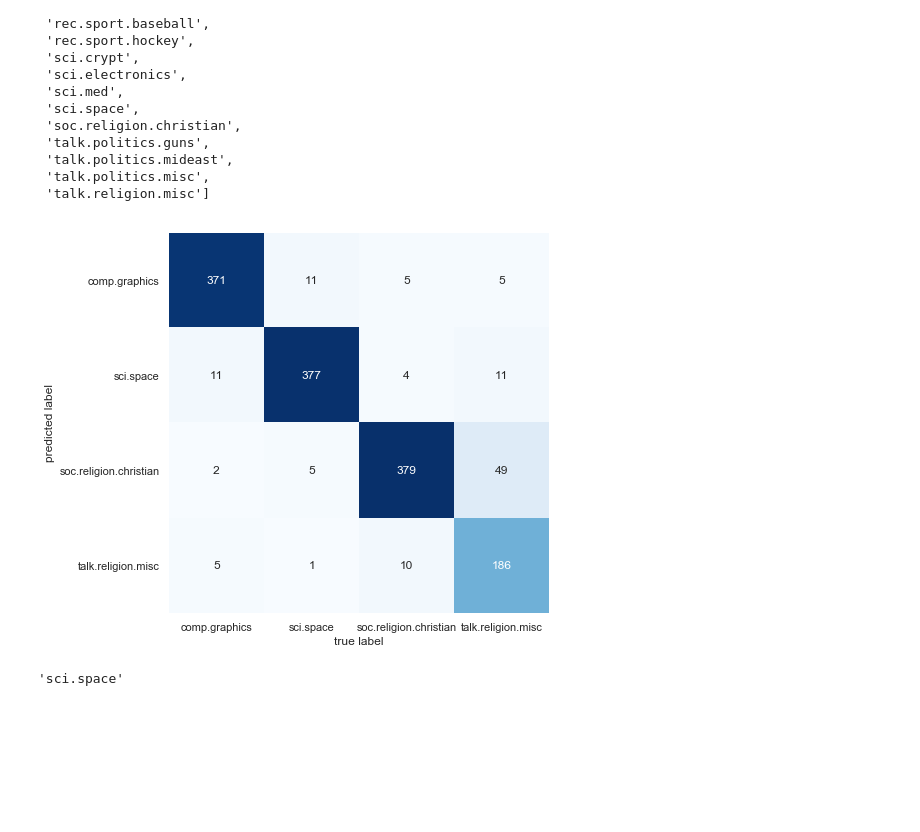
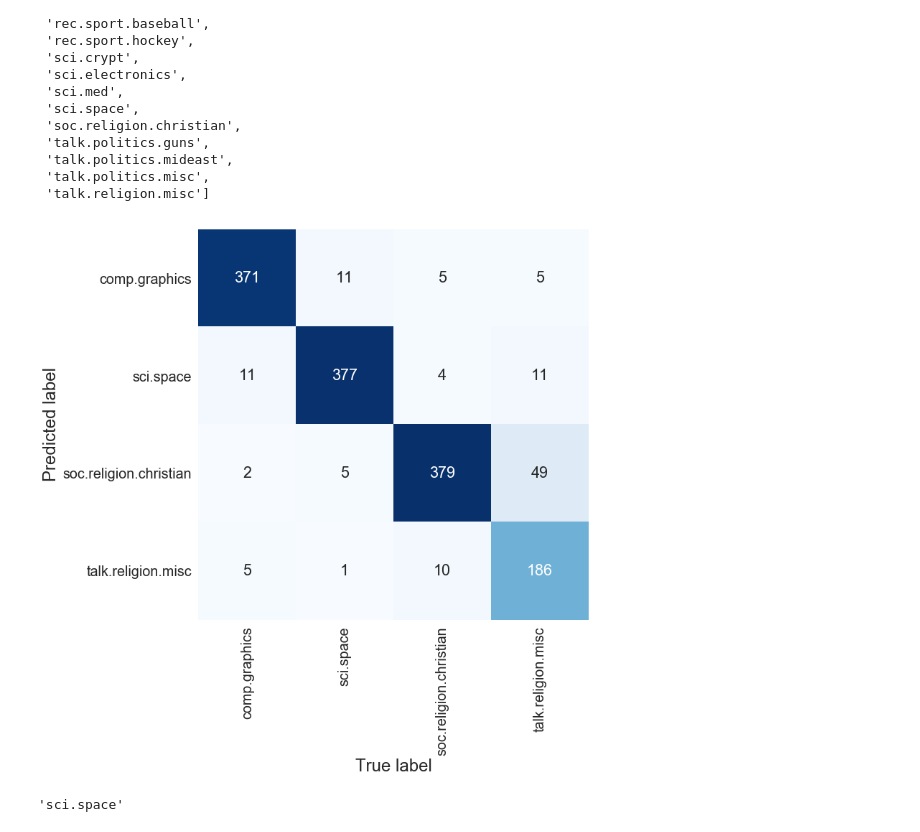
Before and after one commit to Gustavo-835-tp555/tp555-machine-learning, a Jupyter notebook: exemplos/classification/linear/ClassifyingTextMultinomialNB.ipynb, the cells around one changed output. Cells and saved outputs as stored; diff of their text form; code cells hidden in the pictures; blank space fills up the shorter version.

```diff
--- a/exemplos/classification/linear/ClassifyingTextMultinomialNB.ipynb
+++ b/exemplos/classification/linear/ClassifyingTextMultinomialNB.ipynb
@@ -53,15 +53,17 @@ model.fit(train.data, train.target)
 labels = model.predict(test.data)
 # %%
 # Evaluate the model's performance with the confusion matrix between the true and predicted labels for the test data.
-fig = plt.figure(figsize=(7,7))
+fig = plt.figure(figsize=(10,10))
 mat = confusion_matrix(test.target, labels)
-sns.set()
+sns.set(font_scale=1.8)
 sns.heatmap(mat.T, square=True, annot=True, fmt='d', cbar=False, xticklabels=train.target_names, yticklabels=train.target_names, cmap="Blues")
-plt.xlabel('true label')
-plt.ylabel('predicted label')
+plt.xlabel('True label', fontsize=24)
+plt.ylabel('Predicted label', fontsize=24)
+# Save figure
+plt.savefig("confusion_matrix_text_classification.png", dpi=600)
 plt.show()
 # %% [output]
-[figure, old version]
+[figure, new version]
 # %%
 # Utility function used to return the prediction for a single string.
 def predict_category(s, train=train, model=model):
```
Also changed, not shown: parts of 1 cell of this notebook, 9 other files.
